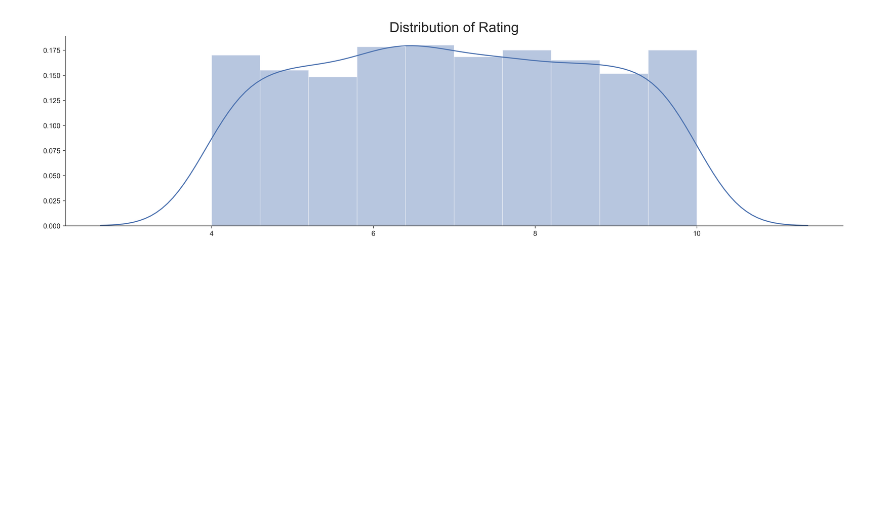
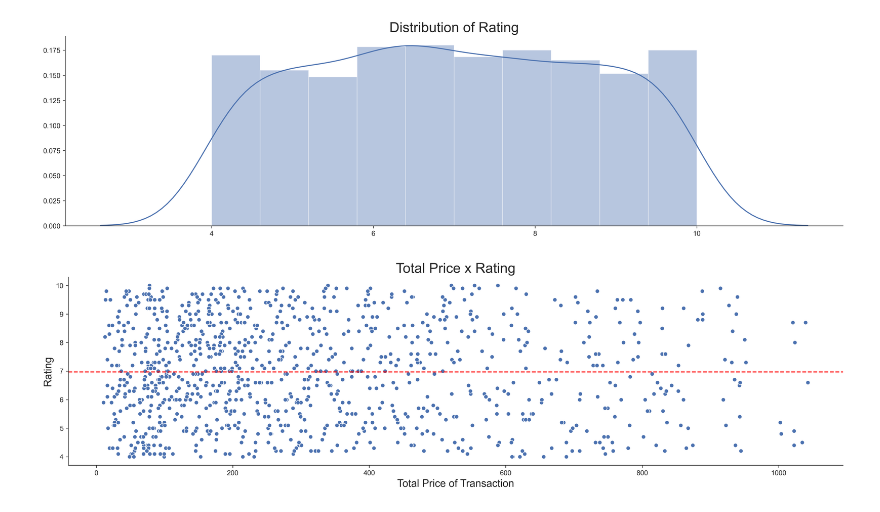
Before and after one commit to meehadjawwad/Supermarket-Sales, a Jupyter notebook: jupyter_notebooks/analysis.ipynb, the cells around one changed output. Drawn from its saved outputs; the diff is of its cells as text; code cells hidden in the pictures; blank space fills up the shorter version.

```diff
--- a/jupyter_notebooks/analysis.ipynb
+++ b/jupyter_notebooks/analysis.ipynb
@@ -138,3 +171,15 @@ plt.title('Distribution of Rating', fontsize=20)
 sns.despine(top=True);
 # %% [output]
 [figure]
+# %%
+plt.figure(figsize=(20, 5), dpi=300)
+sns.scatterplot(data=df,
+                x='total_price',
+               y='rating')
+plt.xlabel('Total Price of Transaction', fontsize = 15)
+plt.ylabel('Rating', fontsize = 15)
+plt.title('Total Price x Rating', fontsize=20)
+plt.axhline(df['rating'].mean(), ls='--', c='red')
+sns.despine(top=True);
+# %% [output]
+[figure, added]
```
Also changed, not shown: parts of 4 cells of this notebook, 4 other files.
